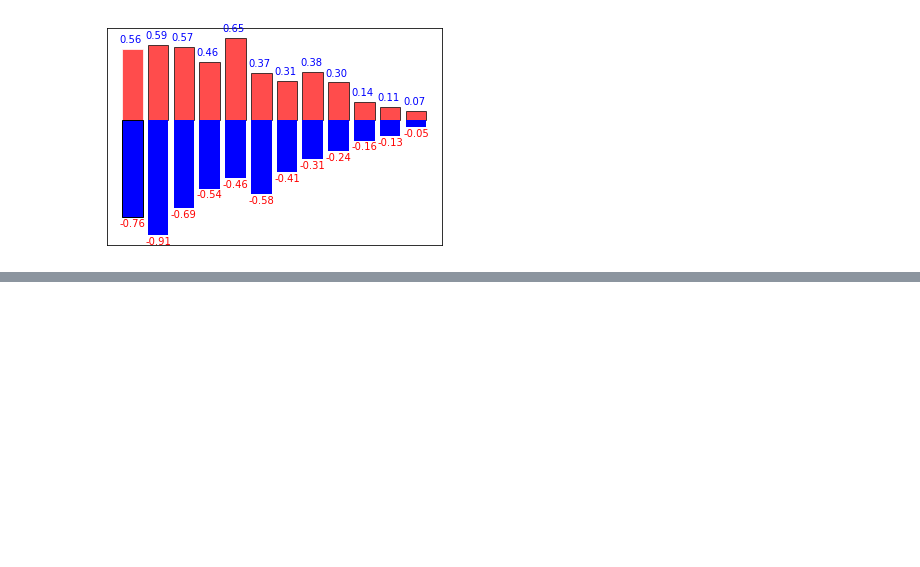
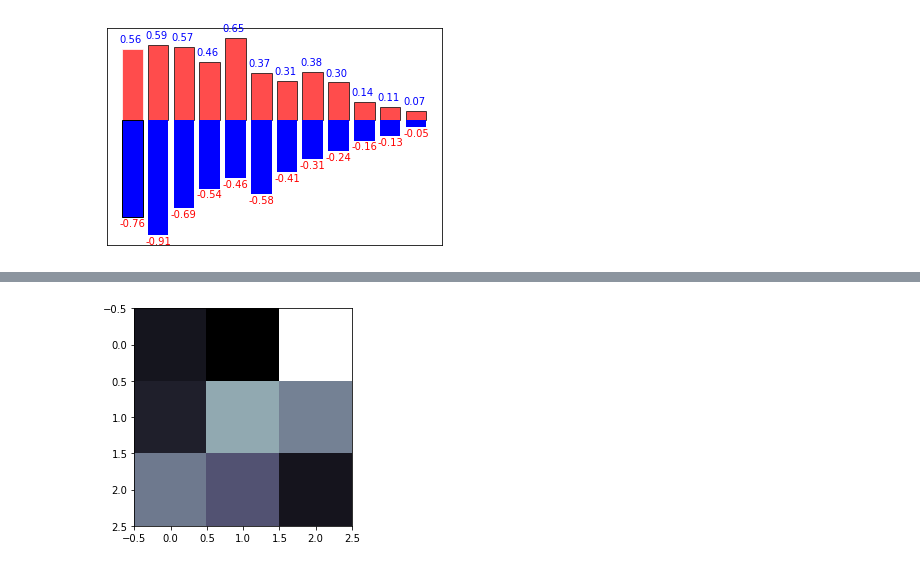
Before and after one commit to RayestGeeta/Python-basic-tutorial, a Jupyter notebook: matplotlib.ipynb, the cells around one changed output, grey strips where cells are left out. Saved outputs shown, nothing was run; the diff lists cells and outputs as text; code cells hidden in the pictures; blank space fills up the shorter version.

```diff
--- a/matplotlib.ipynb
+++ b/matplotlib.ipynb
@@ -142,0 +154,5 @@ plt.show()
+# %%
+plt.imshow(a,interpolation='nearest',cmap = 'bone')
+plt.show()
+# %% [output]
+[figure, added]
```
Also changed, not shown: parts of 10 cells of this notebook.
